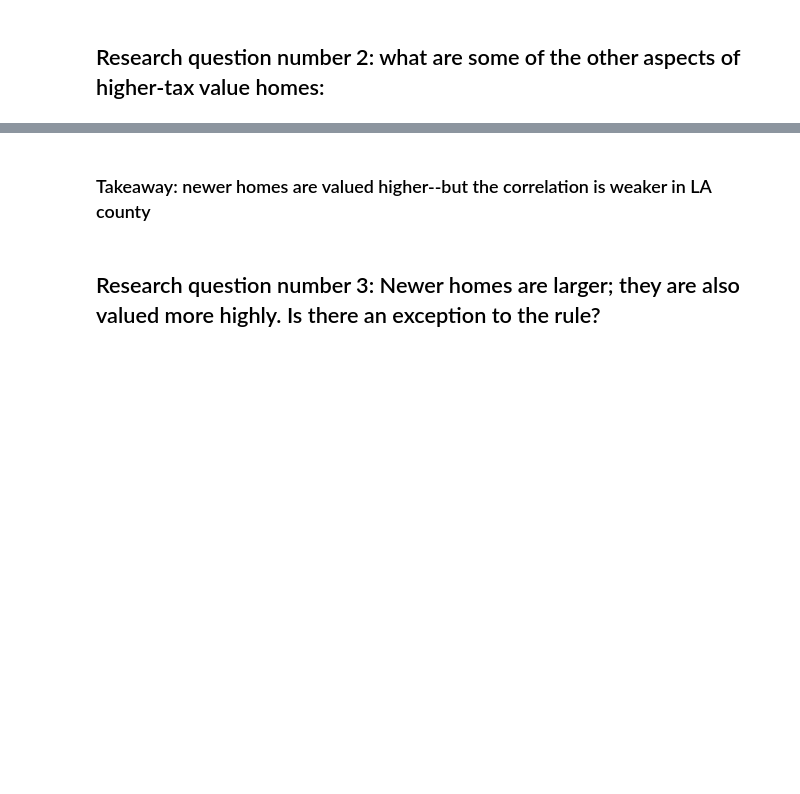
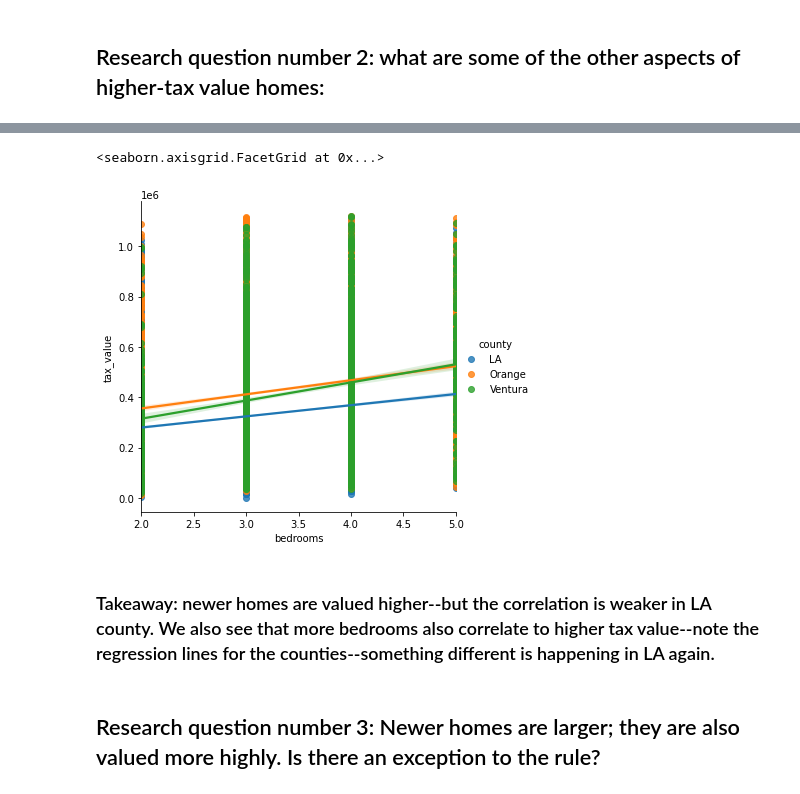
Before and after one commit to brianclements03/Regression_Project, a Jupyter notebook: Zillow Project.ipynb, the cells around one changed output, grey strips where cells are left out. Drawn from its saved outputs; the diff is of its cells as text; code cells hidden in the pictures; blank space fills up the shorter version.

```diff
--- a/Zillow Project.ipynb
+++ b/Zillow Project.ipynb
@@ -278,5 +267,11 @@ sns.lmplot(x='age', y='tax_value', data=train, scatter_kws={'alpha':.2},hue='cou
+# %%
+# A seaborn lmplot, mostly to show the regression line between counties.
+sns.lmplot(x='bedrooms', y='tax_value', data=train, hue = 'county')
+# %% [output]
+<seaborn.axisgrid.FacetGrid at 0x...>
+[figure, added]
 # %% [markdown]
-### Takeaway: newer homes are valued higher--but the correlation is weaker in LA county
+### Takeaway: newer homes are valued higher--but the correlation is weaker in LA county. We also see  that more bedrooms also correlate to higher tax value--note the regression lines for the counties--something different is happening in LA again.
 # %% [markdown]
 ## Research question number 3: Newer homes are larger; they are also valued more highly. Is there an exception to the rule?
 # %%
```
Also changed, not shown: parts of 29 cells of this notebook, 3 other files.
